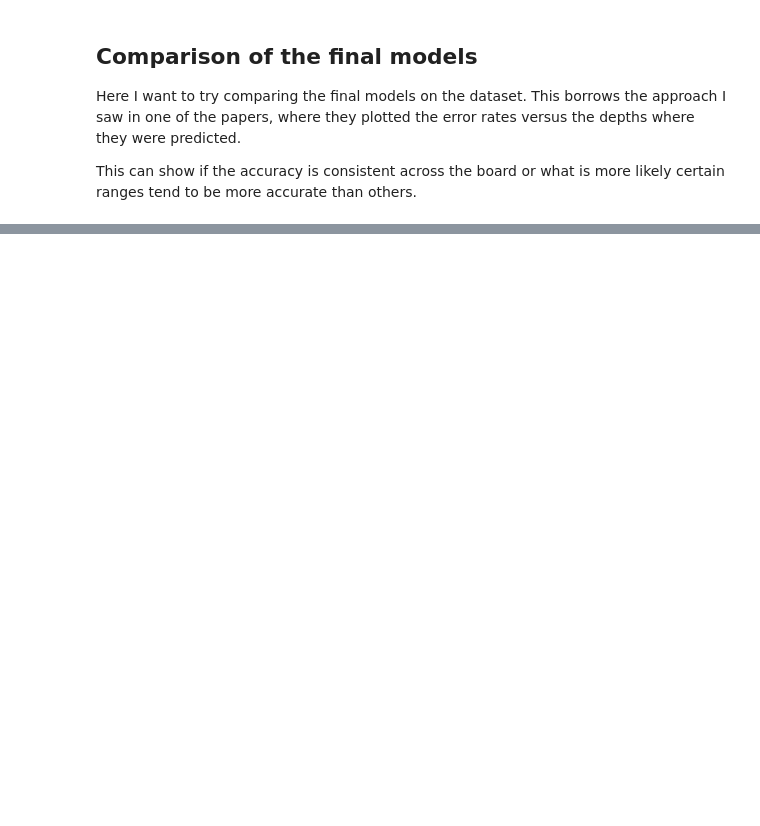
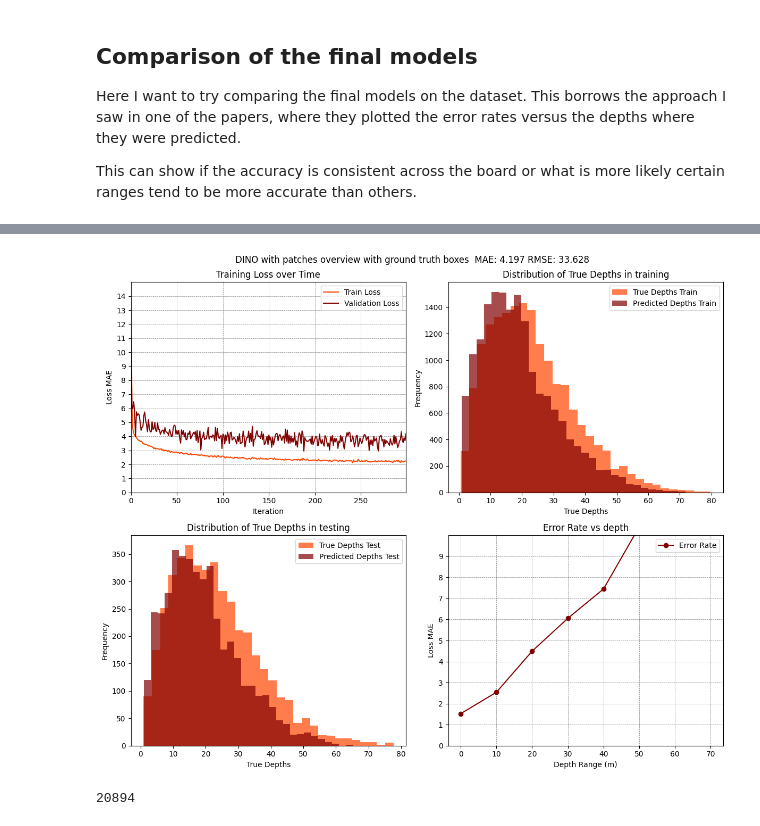
Before and after one commit to TPdkr/thesis, a Jupyter notebook: src/embed_model.ipynb, the cells around one changed output, grey strips where cells are left out. Saved outputs shown, nothing was run; the diff lists cells and outputs as text; code cells hidden in the pictures; blank space fills up the shorter version.

Commit message:
running the new model on the data

```diff
--- a/src/embed_model.ipynb
+++ b/src/embed_model.ipynb
@@ -617,0 +705,31 @@ gc.collect()
+# %%
+loss_plot_df = pd.read_csv(f"../data/error_scores_dy_{IMG_SUFFIX}.csv")
+error_scores_dino = loss_plot_df.rename(columns=
+    {
+        "test_loss_dino_box": "test_error",
+        "train_loss_dino_box": "train_error"
+    }
+)
+
+depths_train_dino = pd.read_csv(f"../data/depths_dino_box_train_{IMG_SUFFIX}.csv")
+
+depths_test_dino = pd.read_csv(f"../data/depths_dino_box_test_{IMG_SUFFIX}.csv")
+title = f"DINO with patches overview {TITLE_SUFFIX}"
+path = f"../visualizations/overview_dino_box_{IMG_SUFFIX}.png"
+
+overviewPlot(
+    error_scores_dino,
+    depths_train_dino,
+    depths_test_dino,
+    title,
+    path,
+    markers=False,
+    train_color=COLORS.DINO.train,
+    test_color=COLORS.DINO.test
+)
+
+del loss_plot_df, error_scores_dino, depths_test_dino, depths_train_dino
+gc.collect()
+# %% [output]
+[figure, added]
+20894
```
Also changed, not shown: parts of 16 cells of this notebook, 6 other files.
